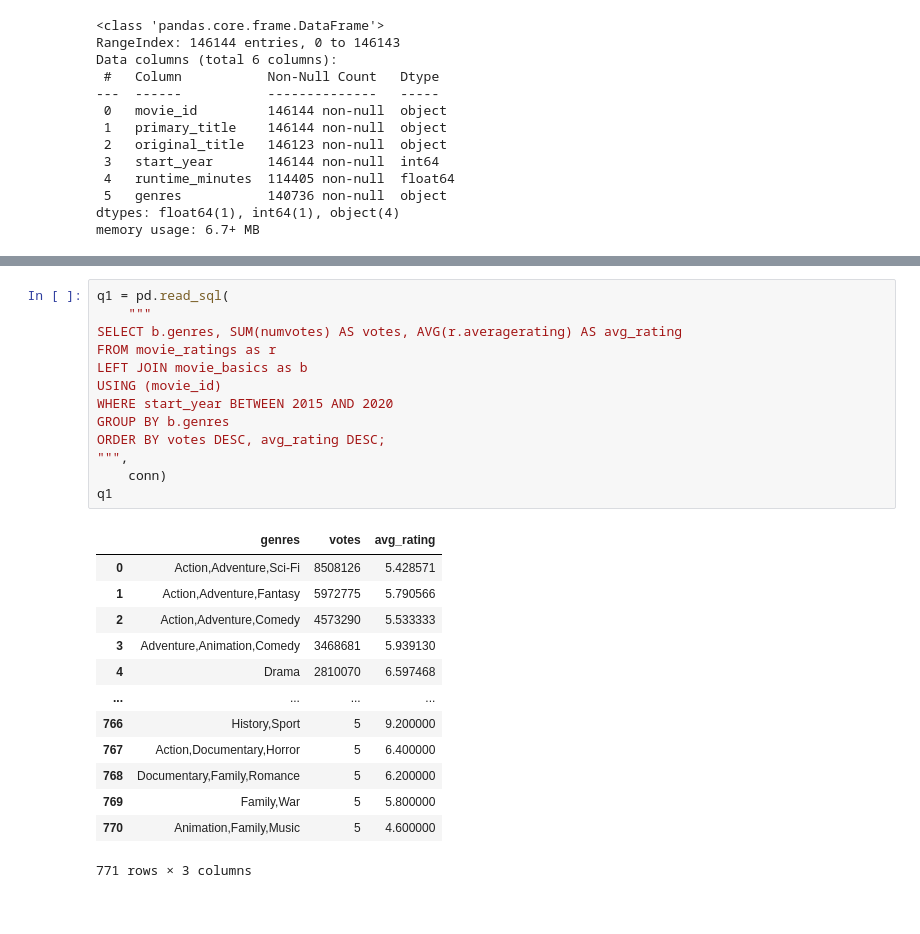
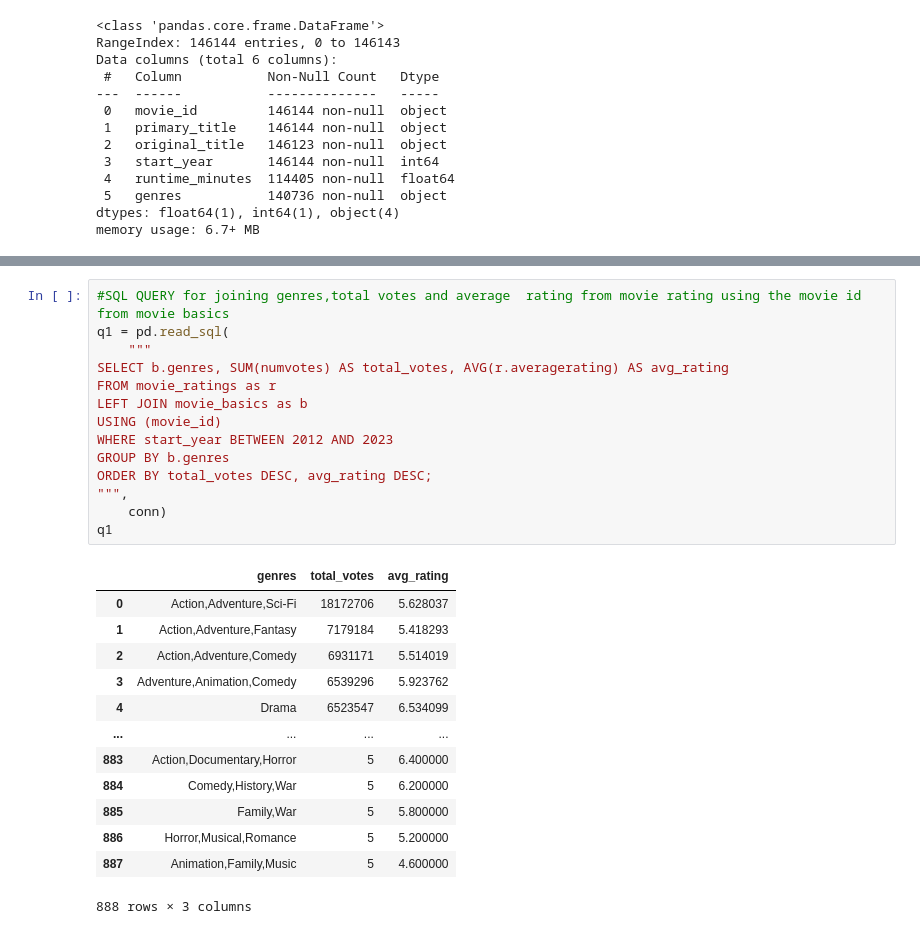
Before and after one commit to Geraldkigotho/dsc-phase-1-project-v2-4, a Jupyter notebook: student.ipynb, the cells around one changed output, grey strips where cells are left out. Drawn from its saved outputs; the diff is of its cells as text.

```diff
--- a/student.ipynb
+++ b/student.ipynb
@@ -228,28 +303,29 @@ q.head(10)
 # %%
+#SQL QUERY for joining genres,total votes and average  rating from movie rating using the movie id from movie basics
 q1 = pd.read_sql(
     """
-SELECT b.genres, SUM(numvotes) AS votes, AVG(r.averagerating) AS avg_rating
+SELECT b.genres, SUM(numvotes) AS total_votes, AVG(r.averagerating) AS avg_rating
 FROM movie_ratings as r
 LEFT JOIN movie_basics as b
 USING (movie_id)
-WHERE start_year BETWEEN 2015 AND 2020
+WHERE start_year BETWEEN 2012 AND 2023
 GROUP BY b.genres
-ORDER BY votes DESC, avg_rating DESC;
+ORDER BY total_votes DESC, avg_rating DESC;
 """,
     conn)
 q1
 # %% [output]
-|  | genres | votes | avg_rating |
-| 0 | Action,Adventure,Sci-Fi | 8508126 | 5.428571 |
-| 1 | Action,Adventure,Fantasy | 5972775 | 5.790566 |
-| 2 | Action,Adventure,Comedy | 4573290 | 5.533333 |
-| 3 | Adventure,Animation,Comedy | 3468681 | 5.939130 |
-| 4 | Drama | 2810070 | 6.597468 |
+|  | genres | total_votes | avg_rating |
+| 0 | Action,Adventure,Sci-Fi | 18172706 | 5.628037 |
+| 1 | Action,Adventure,Fantasy | 7179184 | 5.418293 |
+| 2 | Action,Adventure,Comedy | 6931171 | 5.514019 |
+| 3 | Adventure,Animation,Comedy | 6539296 | 5.923762 |
+| 4 | Drama | 6523547 | 6.534099 |
 | ... | ... | ... | ... |
-| 766 | History,Sport | 5 | 9.200000 |
-| 767 | Action,Documentary,Horror | 5 | 6.400000 |
-| 768 | Documentary,Family,Romance | 5 | 6.200000 |
-| 769 | Family,War | 5 | 5.800000 |
-| 770 | Animation,Family,Music | 5 | 4.600000 |
+| 883 | Action,Documentary,Horror | 5 | 6.400000 |
+| 884 | Comedy,History,War | 5 | 6.200000 |
+| 885 | Family,War | 5 | 5.800000 |
+| 886 | Horror,Musical,Romance | 5 | 5.200000 |
+| 887 | Animation,Family,Music | 5 | 4.600000 |
-771 rows × 3 columns
+888 rows × 3 columns
 # %%
```
Also changed, not shown: parts of 58 cells of this notebook.
